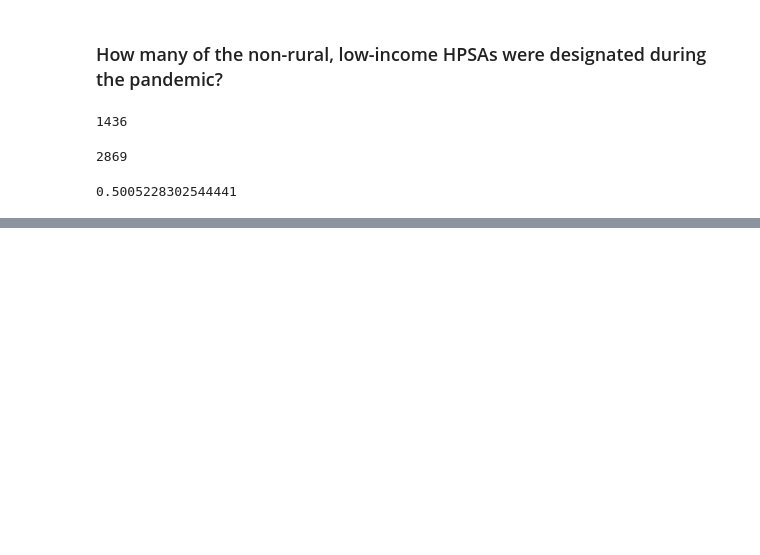
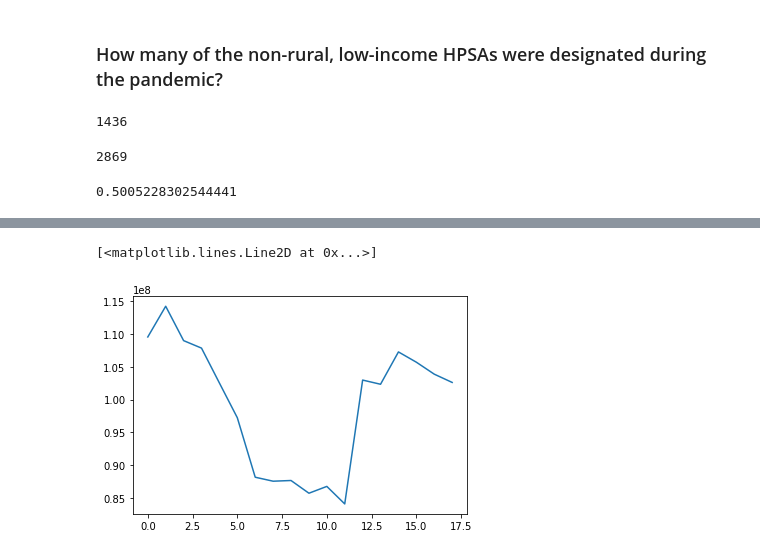
Before and after one commit to JuliaIngram/mental-health-hpsas, a Jupyter notebook: Data Diary Mental Health HPSAs.ipynb, the cells around one changed output, grey strips where cells are left out. Saved outputs shown, nothing was run; the diff lists cells and outputs as text; code cells hidden in the pictures; blank space fills up the shorter version.

```diff
--- a/Data Diary Mental Health HPSAs.ipynb
+++ b/Data Diary Mental Health HPSAs.ipynb
@@ -94,0 +99,22 @@ len(newLIPops)/len(allLIPops)
+# %%
+def getNumber(filename, columns, row, location, skip): #column number(s) (0 indexed) as a list, row number minus 5
+    pulseDF = pd.read_excel(filename, sheet_name=location, skiprows=skip)
+    count = 0
+    for column in columns:
+        if pulseDF.iat[row, column] == '-':
+            count+= 0
+        else:
+            count+= pulseDF.iat[row, column]
+    return count
+# %%
+def buildTable(filenamesList, columns, row, location, skip):
+    table = []
+    for f in filenamesList:
+        table.append(getNumber(f, columns, row, location, skip))
+    return table
+# %%
+startWeek = 22
+endWeek = 39
+filenames_anxiety = ['health2a_week{}.xlsx'.format(i) for i in range(startWeek, endWeek + 1)]
+filenames_depression = ['health2b_week{}.xlsx'.format(i) for i in range(startWeek, endWeek + 1)]
+filenames_care = ['health4_week{}.xlsx'.format(i) for i in range(startWeek, endWeek + 1)]
@@ -94,0 +145,5 @@ len(newLIPops)/len(allLIPops)
+# %%
+plt.plot(buildTable(filenames_anxiety, [7,8,9], 1, 'US', 6),label='Anxiety')
+# %% [output]
+[<matplotlib.lines.Line2D at 0x...>]
+[figure, added]
```
Also changed, not shown: parts of 9 cells of this notebook.
